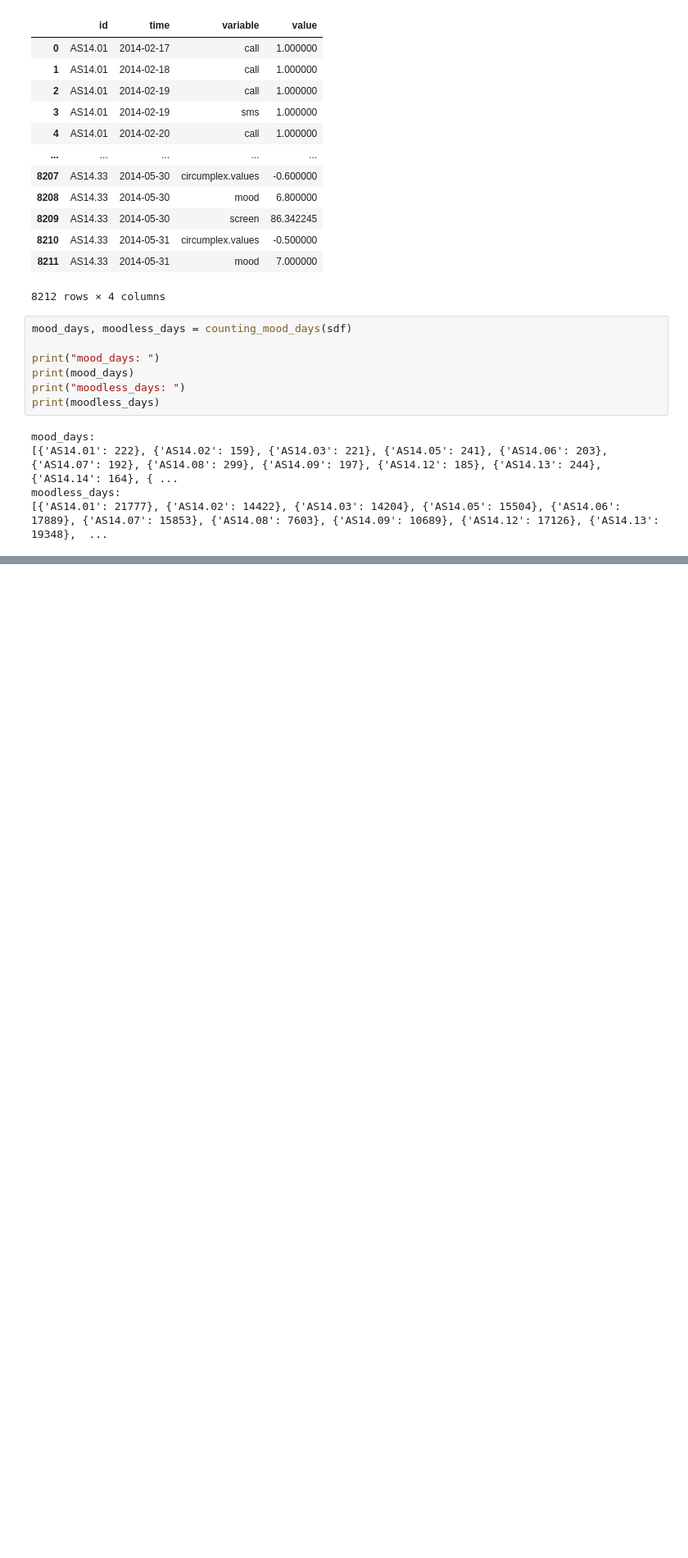
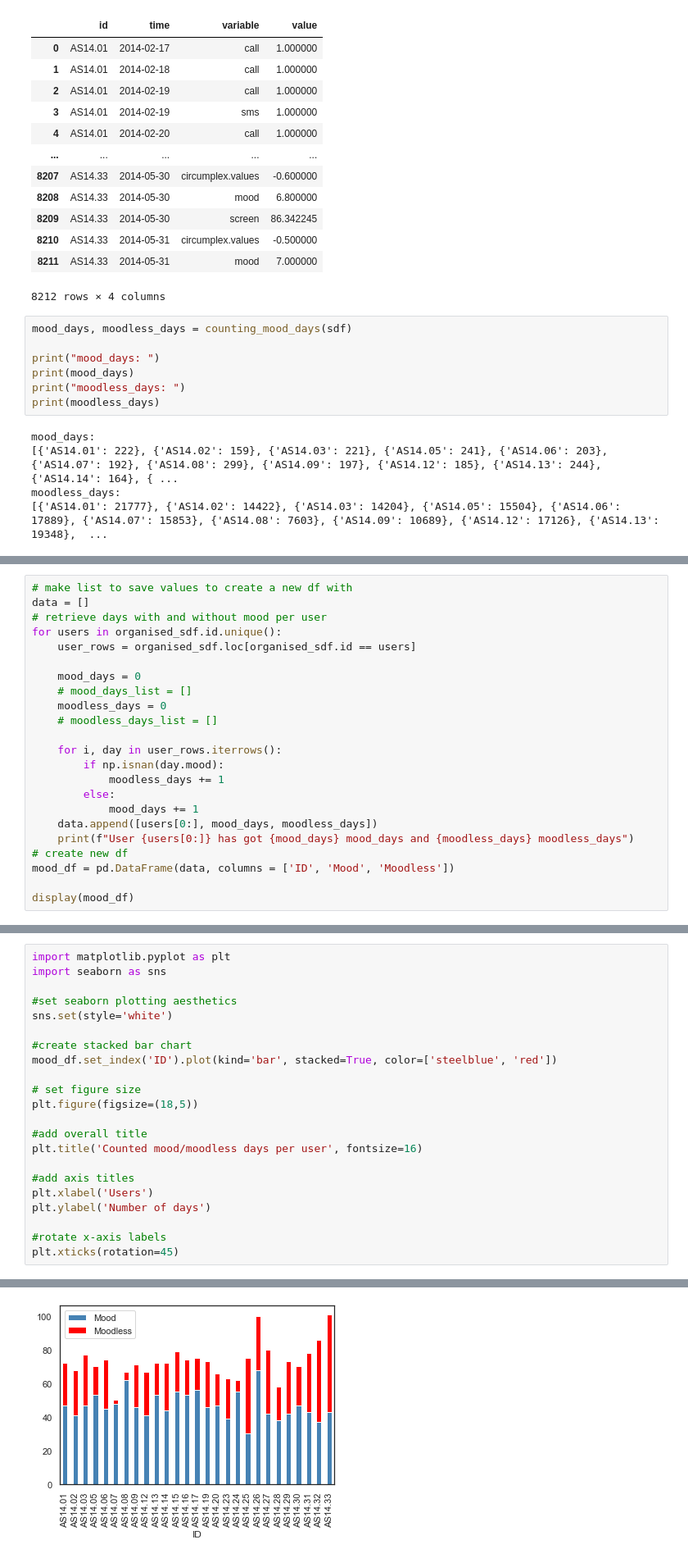
Before and after one commit to 10755373/vu_dmt, a Jupyter notebook: assignment1.ipynb, the cells around one changed output, grey strips where cells are left out. Shown at 82% size. Cells and saved outputs as stored; diff of their text form; blank space fills up the shorter version.

Commit message:
made a stacked barchart

```diff
--- a/assignment1.ipynb
+++ b/assignment1.ipynb
@@ -256,0 +162,23 @@ ValueError: Could not interpret input 'ARRIVAL_DELAY'
+# %%
+# make list to save values to create a new df with
+data = []
+# retrieve days with and without mood per user
+for users in organised_sdf.id.unique():
+    user_rows = organised_sdf.loc[organised_sdf.id == users]
+
+    mood_days = 0
+    # mood_days_list = []
+    moodless_days = 0
+    # moodless_days_list = []
+
+    for i, day in user_rows.iterrows():
+        if np.isnan(day.mood):
+            moodless_days += 1
+        else:
+            mood_days += 1
+    data.append([users[0:], mood_days, moodless_days])
+    print(f"User {users[0:]} has got {mood_days} mood_days and {moodless_days} moodless_days")
+# create new df
+mood_df = pd.DataFrame(data, columns = ['ID', 'Mood', 'Moodless'])
+
+display(mood_df)
@@ -256,0 +220,23 @@ ValueError: Could not interpret input 'ARRIVAL_DELAY'
+# %%
+import matplotlib.pyplot as plt
+import seaborn as sns
+
+#set seaborn plotting aesthetics
+sns.set(style='white')
+
+#create stacked bar chart
+mood_df.set_index('ID').plot(kind='bar', stacked=True, color=['steelblue', 'red'])
+
+# set figure size
+plt.figure(figsize=(18,5))
+
+#add overall title
+plt.title('Counted mood/moodless days per user', fontsize=16)
+
+#add axis titles
+plt.xlabel('Users')
+plt.ylabel('Number of days')
+
+#rotate x-axis labels
+plt.xticks(rotation=45)
+# %% [output]
@@ -256,0 +250 @@ ValueError: Could not interpret input 'ARRIVAL_DELAY'
+[figure, added]
```
Also changed, not shown: parts of 6 cells of this notebook.
